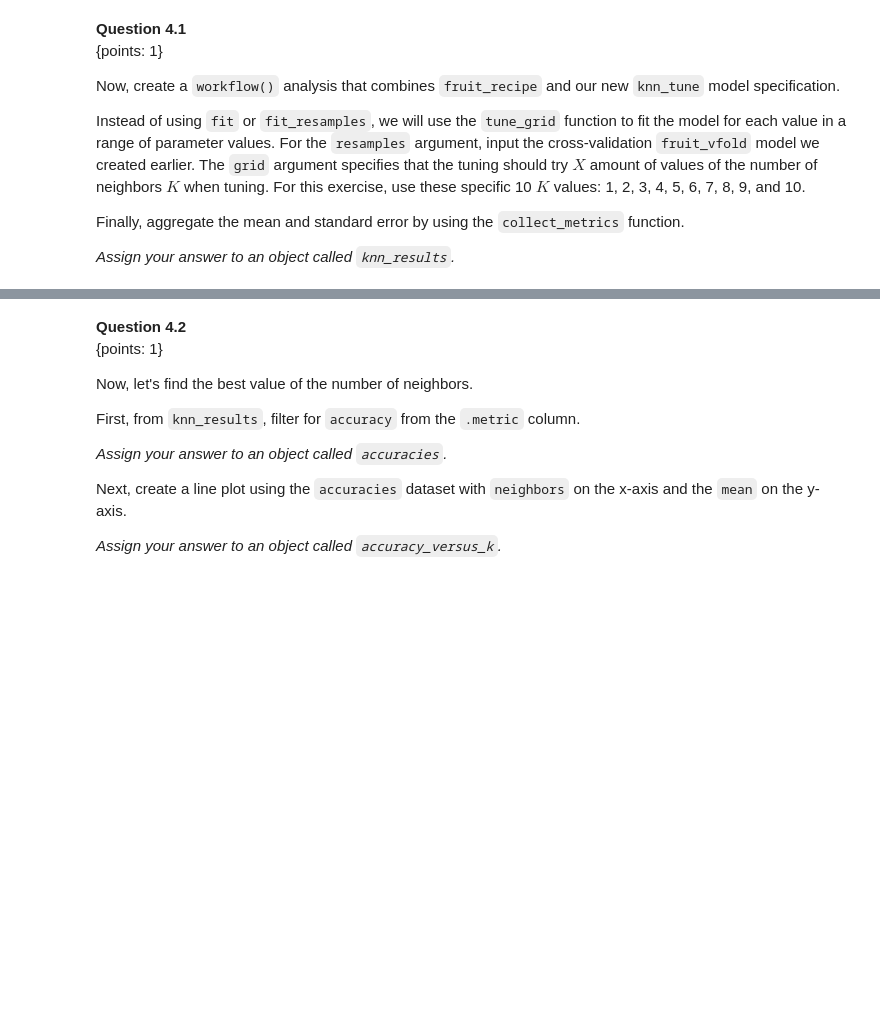
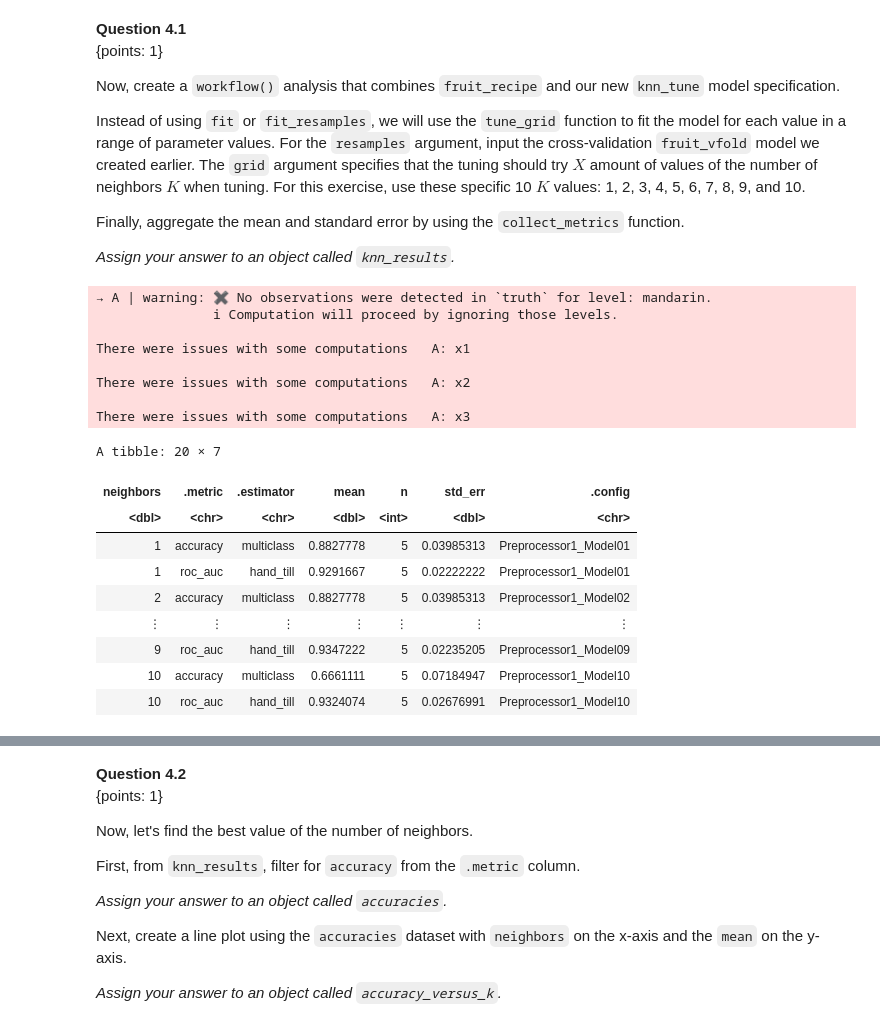
Before and after one commit to ca-vas/dsci-100-student, a Jupyter notebook: materials/R/worksheet_classification2/worksheet_classification2.ipynb, the cells around one changed output, grey strips where cells are left out. Drawn from its saved outputs; the diff is of its cells as text; code cells hidden in the pictures; blank space fills up the shorter version.

```diff
--- a/materials/R/worksheet_classification2/worksheet_classification2.ipynb
+++ b/materials/R/worksheet_classification2/worksheet_classification2.ipynb
@@ -977,17 +1023,36 @@ Finally, aggregate the mean and standard error by using the `collect_metrics` fu
 # %%
 set.seed(1234) # set the seed, don't remove this
 
-# k_vals <- tibble(neighbors = seq(from = ..., to = ..., by = ...))
+ k_vals <- tibble(neighbors = seq(from = 1, to = 10, by = 1))
 
-#... <- workflow() |>
-#       add_recipe(...) |>
-#       add_model(...) |>
-#       tune_grid(resamples = ..., grid = ...) |>
-#       ...
+knn_results<- workflow() |>
+      add_recipe(fruit_recipe) |>
+       add_model(knn_tune) |>
+       tune_grid(resamples = fruit_vfold, grid = k_vals) |>
+    collect_metrics()
 
 # your code here
-fail() # No Answer - remove if you provide an answer
+ # No Answer - remove if you provide an answer
 knn_results
+# %% [output]
+→ A | warning: ✖ No observations were detected in `truth` for level: mandarin.
+               ℹ Computation will proceed by ignoring those levels.
+
+There were issues with some computations   A: x1
+
+There were issues with some computations   A: x2
+
+There were issues with some computations   A: x3
+A tibble: 20 × 7
+| neighbors | .metric | .estimator | mean | n | std_err | .config |
+| <dbl> | <chr> | <chr> | <dbl> | <int> | <dbl> | <chr> |
+| 1 | accuracy | multiclass | 0.8827778 | 5 | 0.03985313 | Preprocessor1_Model01 |
+| 1 | roc_auc | hand_till | 0.9291667 | 5 | 0.02222222 | Preprocessor1_Model01 |
+| 2 | accuracy | multiclass | 0.8827778 | 5 | 0.03985313 | Preprocessor1_Model02 |
+| ⋮ | ⋮ | ⋮ | ⋮ | ⋮ | ⋮ | ⋮ |
+| 9 | roc_auc | hand_till | 0.9347222 | 5 | 0.02235205 | Preprocessor1_Model09 |
+| 10 | accuracy | multiclass | 0.6661111 | 5 | 0.07184947 | Preprocessor1_Model10 |
+| 10 | roc_auc | hand_till | 0.9324074 | 5 | 0.02676991 | Preprocessor1_Model10 |
 # %%
 library(digest)
 stopifnot("knn_results should be a data frame"= setequal(digest(paste(toString('data.frame' %in% class(knn_results)), "5ed8f")), "1ac54c232a30fe2ae24785faae691895"))
```
Also changed, not shown: parts of 20 cells of this notebook.
